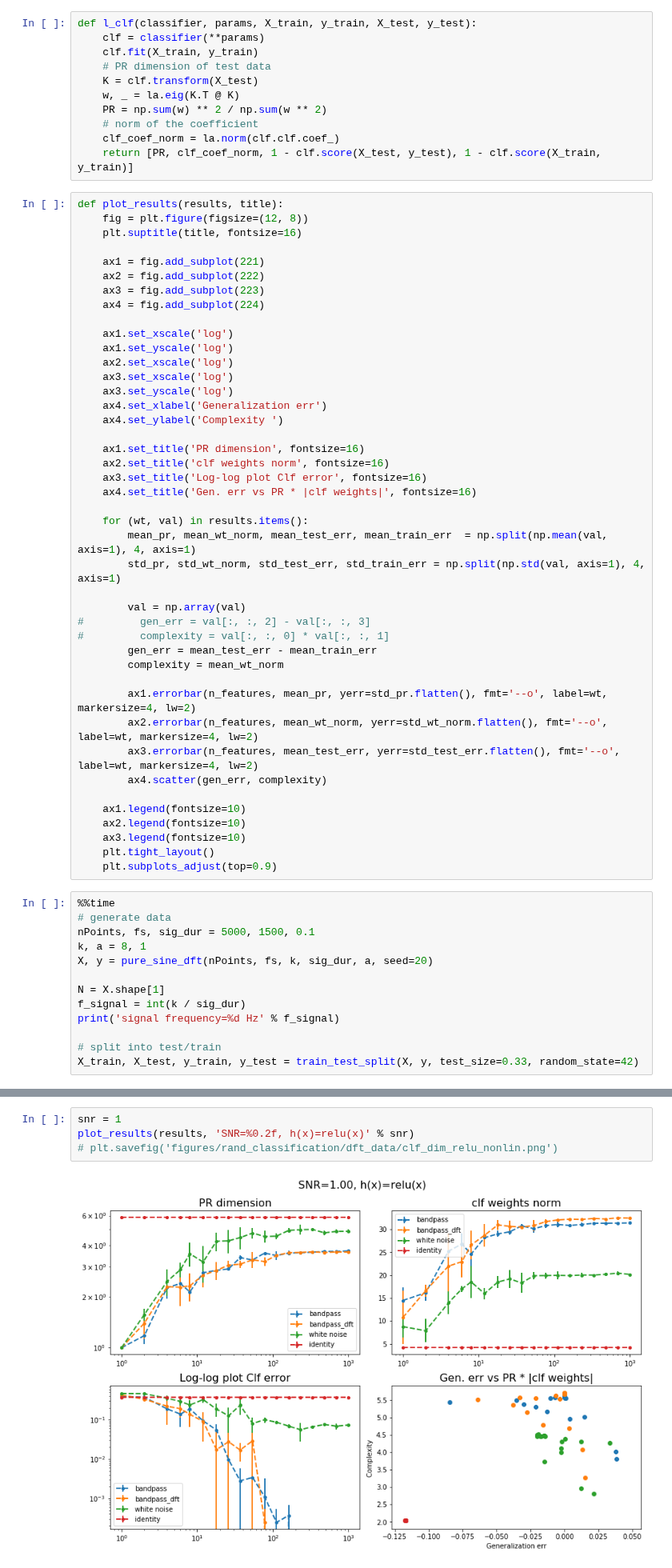
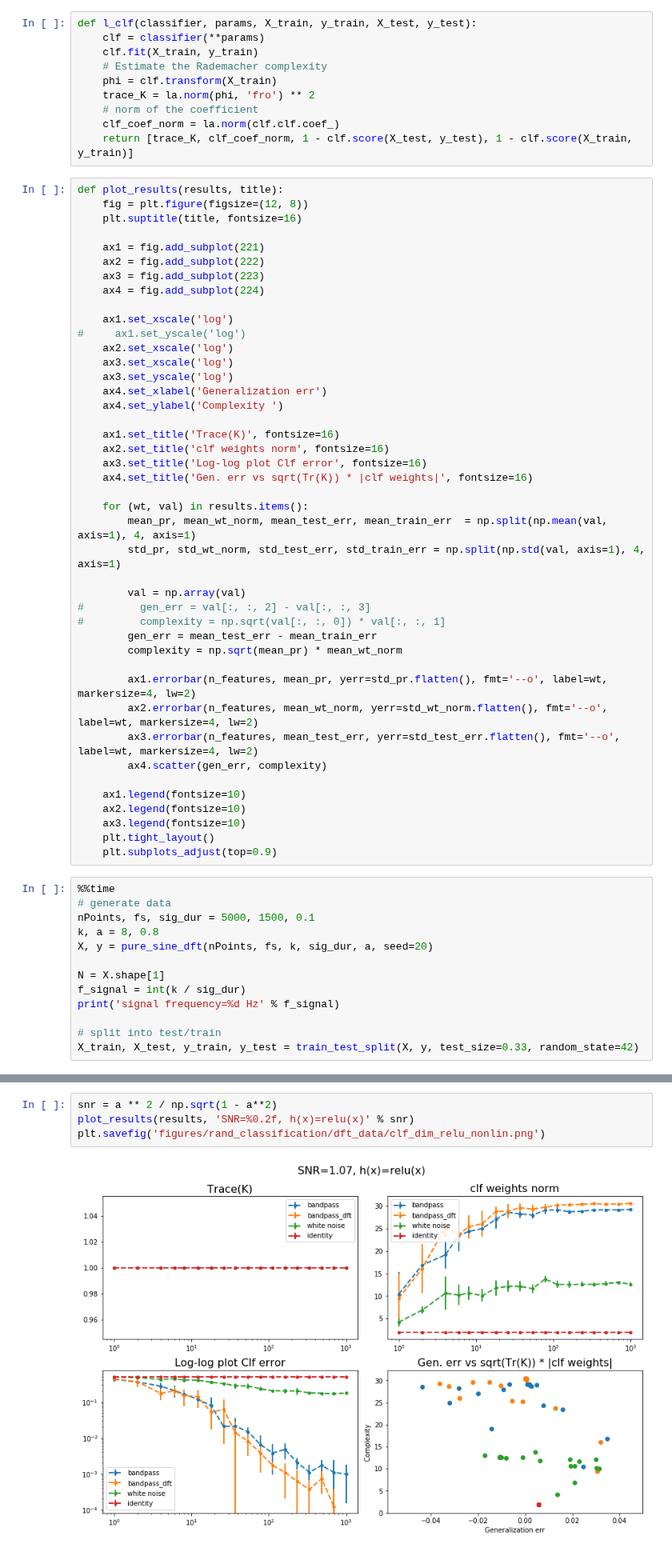
Before and after one commit to BruntonUWBio/structured-random-features, a Jupyter notebook: dimensionality of kernel matrices.ipynb, the cells around one changed output, grey strips where cells are left out. Shown at 80% size. Saved outputs shown, nothing was run; the diff lists cells and outputs as text.

Commit message:
played around with estimating the complexity of the gram matrix

```diff
--- a/dimensionality of kernel matrices.ipynb
+++ b/dimensionality of kernel matrices.ipynb
@@ -23,13 +21,12 @@ client
 def l_clf(classifier, params, X_train, y_train, X_test, y_test):
     clf = classifier(**params)
     clf.fit(X_train, y_train)
-    # PR dimension of test data
-    K = clf.transform(X_test)
-    w, _ = la.eig(K.T @ K)
-    PR = np.sum(w) ** 2 / np.sum(w ** 2)
+    # Estimate the Rademacher complexity
+    phi = clf.transform(X_train)
+    trace_K = la.norm(phi, 'fro') ** 2
     # norm of the coefficient
     clf_coef_norm = la.norm(clf.clf.coef_)
-    return [PR, clf_coef_norm, 1 - clf.score(X_test, y_test), 1 - clf.score(X_train, y_train)]
+    return [trace_K, clf_coef_norm, 1 - clf.score(X_test, y_test), 1 - clf.score(X_train, y_train)]
 # %%
 def plot_results(results, title):
     fig = plt.figure(figsize=(12, 8))
@@ -41,17 +38,17 @@ def plot_results(results, title):
     ax4 = fig.add_subplot(224)
 
     ax1.set_xscale('log')
-    ax1.set_yscale('log')
+#     ax1.set_yscale('log')
     ax2.set_xscale('log')
     ax3.set_xscale('log')
     ax3.set_yscale('log')
     ax4.set_xlabel('Generalization err')
     ax4.set_ylabel('Complexity ')
 
-    ax1.set_title('PR dimension', fontsize=16)
+    ax1.set_title('Trace(K)', fontsize=16)
     ax2.set_title('clf weights norm', fontsize=16)
     ax3.set_title('Log-log plot Clf error', fontsize=16)
-    ax4.set_title('Gen. err vs PR * |clf weights|', fontsize=16)
+    ax4.set_title('Gen. err vs sqrt(Tr(K)) * |clf weights|', fontsize=16)
 
     for (wt, val) in results.items():
         mean_pr, mean_wt_norm, mean_test_err, mean_train_err  = np.split(np.mean(val, axis=1), 4, axis=1)
@@ -59,9 +56,9 @@ def plot_results(results, title):
 
         val = np.array(val)
 #         gen_err = val[:, :, 2] - val[:, :, 3]
-#         complexity = val[:, :, 0] * val[:, :, 1]
+#         complexity = np.sqrt(val[:, :, 0]) * val[:, :, 1]
         gen_err = mean_test_err - mean_train_err
-        complexity = mean_wt_norm
+        complexity = np.sqrt(mean_pr) * mean_wt_norm
 
         ax1.errorbar(n_features, mean_pr, yerr=std_pr.flatten(), fmt='--o', label=wt,  markersize=4, lw=2)
         ax2.errorbar(n_features, mean_wt_norm, yerr=std_wt_norm.flatten(), fmt='--o', label=wt, markersize=4, lw=2)
@@ -77,7 +74,7 @@ def plot_results(results, title):
 %%time
 # generate data
 nPoints, fs, sig_dur = 5000, 1500, 0.1
-k, a = 8, 1
+k, a = 8, 0.8
 X, y = pure_sine_dft(nPoints, fs, k, sig_dur, a, seed=20)
 
 N = X.shape[1]
@@ -118,9 +115,9 @@ Wall time: 1min 12s
 # %%
-snr = 1
+snr = a ** 2 / np.sqrt(1 - a**2)
 plot_results(results, 'SNR=%0.2f, h(x)=relu(x)' % snr)
-# plt.savefig('figures/rand_classification/dft_data/clf_dim_relu_nonlin.png')
+plt.savefig('figures/rand_classification/dft_data/clf_dim_relu_nonlin.png')
 # %% [output]
-[figure, old version]
+[figure, new version]
 # %% [markdown]
 __Compare the performance and PR dimension of bandpass weights with different non-linearities__
 # %%
```
Also changed, not shown: parts of 5 cells of this notebook.
